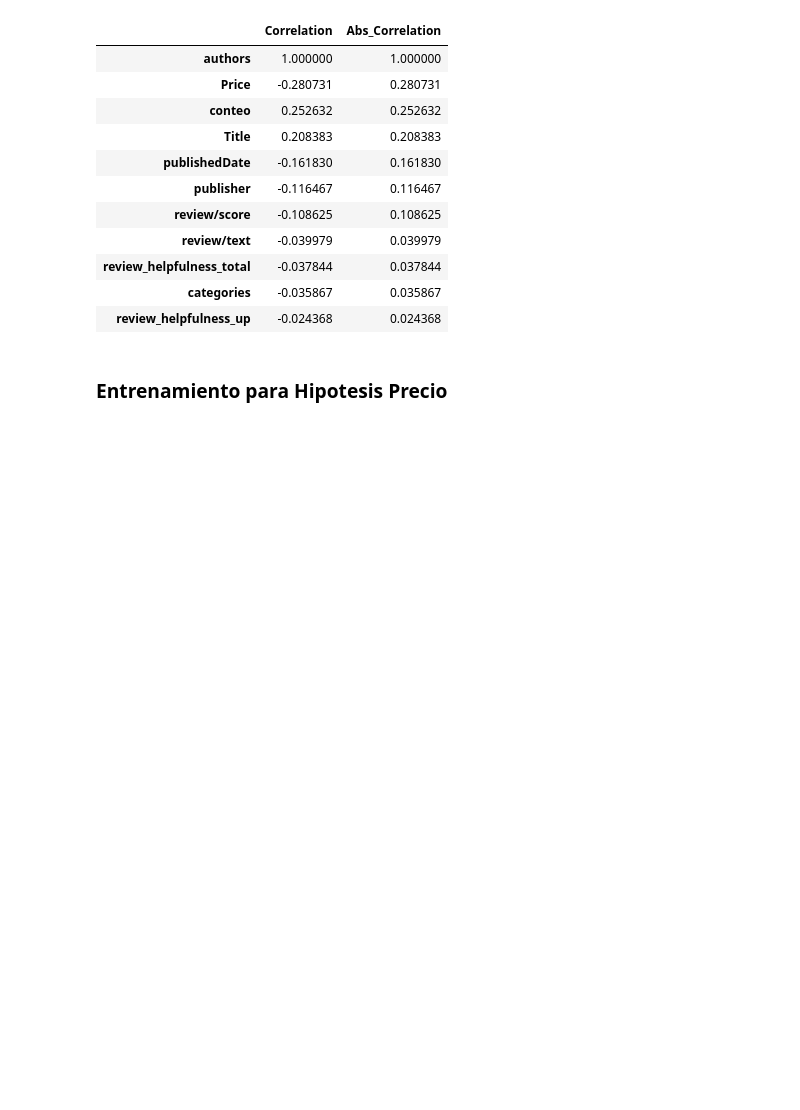
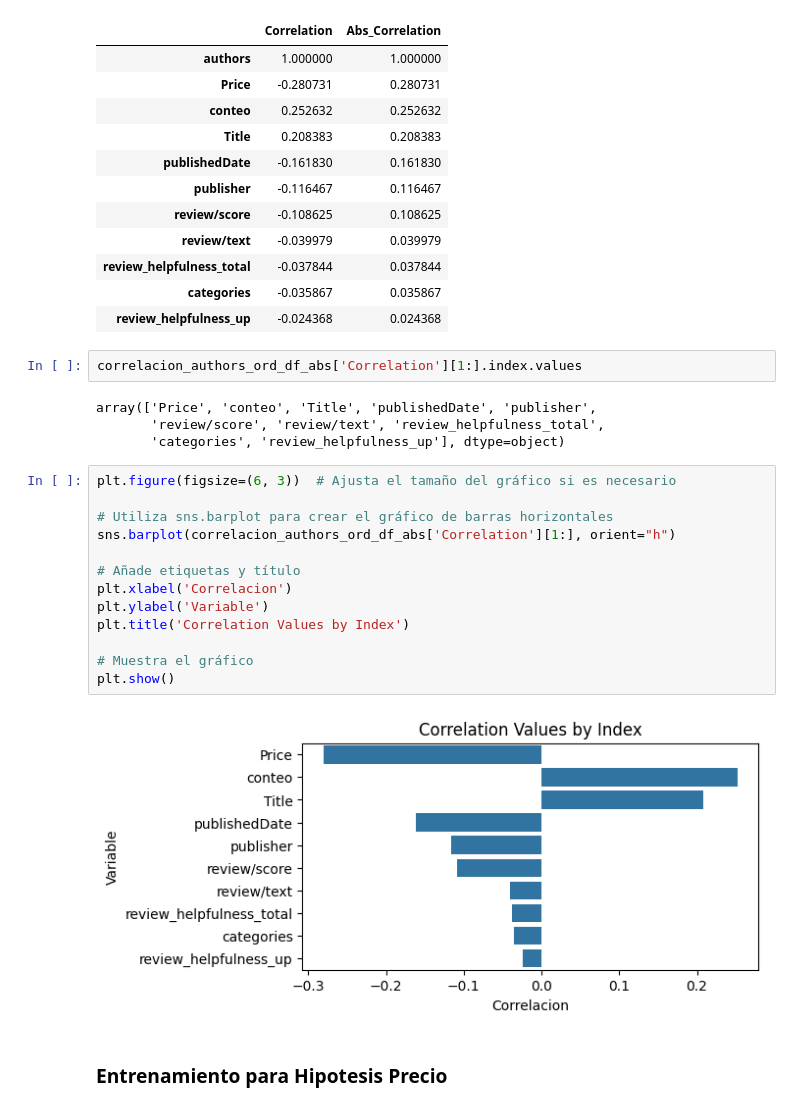
Before and after one commit to EmmaGalizio/Data-Science-Ammazon-Books-Reviews, a Jupyter notebook: TPI_clasificacion.ipynb, the cells around one changed output. Cells and saved outputs as stored; diff of their text form; blank space fills up the shorter version.

```diff
--- a/TPI_clasificacion.ipynb
+++ b/TPI_clasificacion.ipynb
@@ -503,6 +507,27 @@ correlacion_authors_ord_df_abs
 | review_helpfulness_total | -0.037844 | 0.037844 |
 | categories | -0.035867 | 0.035867 |
 | review_helpfulness_up | -0.024368 | 0.024368 |
+# %%
+correlacion_authors_ord_df_abs['Correlation'][1:].index.values
+# %% [output]
+array(['Price', 'conteo', 'Title', 'publishedDate', 'publisher',
+       'review/score', 'review/text', 'review_helpfulness_total',
+       'categories', 'review_helpfulness_up'], dtype=object)
+# %%
+plt.figure(figsize=(6, 3))  # Ajusta el tamaño del gráfico si es necesario
+
+# Utiliza sns.barplot para crear el gráfico de barras horizontales
+sns.barplot(correlacion_authors_ord_df_abs['Correlation'][1:], orient="h")
+
+# Añade etiquetas y título
+plt.xlabel('Correlacion')
+plt.ylabel('Variable')
+plt.title('Correlation Values by Index')
+
+# Muestra el gráfico
+plt.show()
+# %% [output]
+[figure, added]
 # %% [markdown]
 ### Entrenamiento para Hipotesis Precio
 # %%
```
Also changed, not shown: parts of 15 cells of this notebook.
